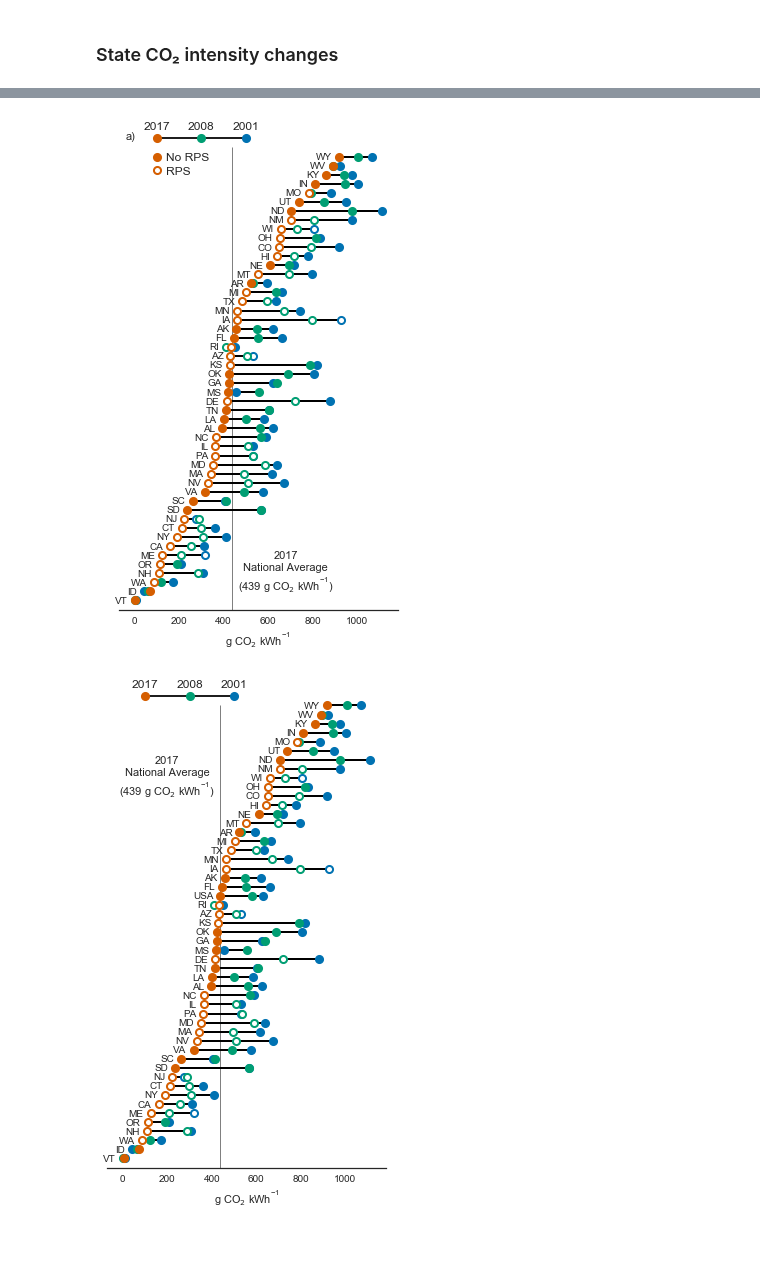
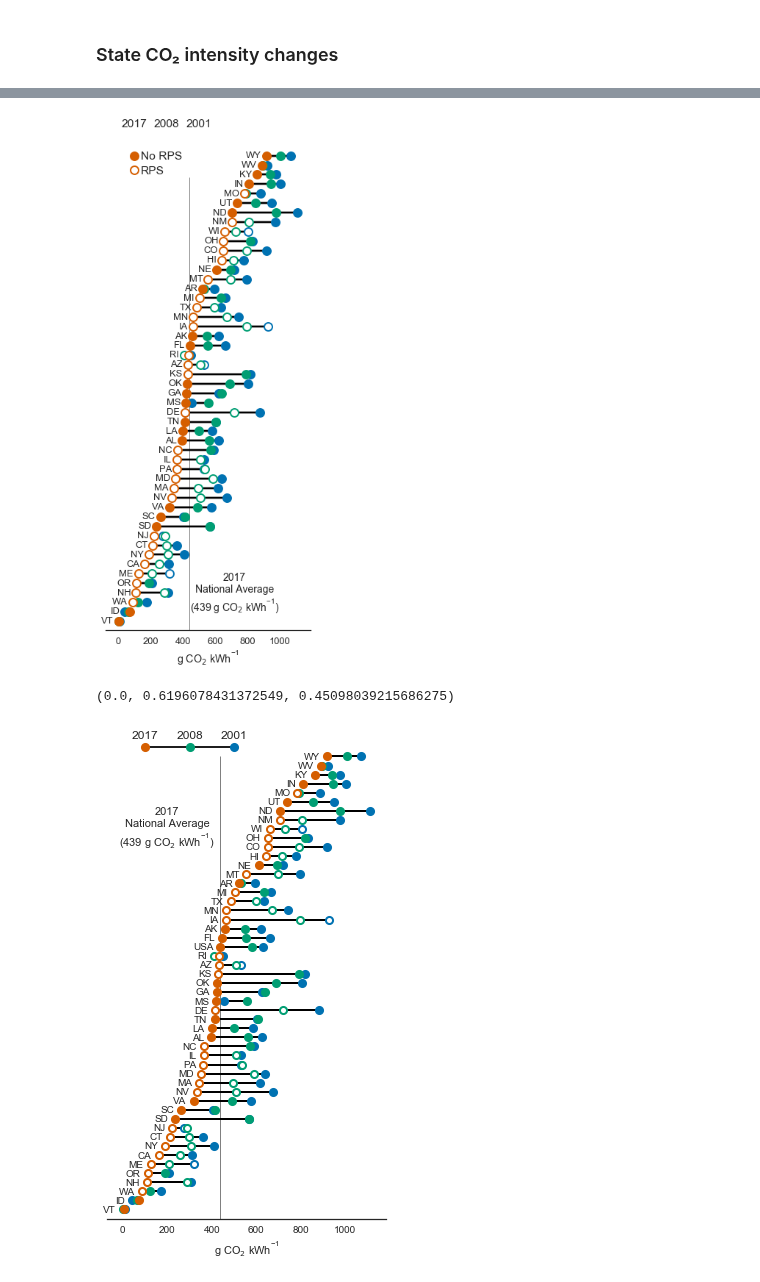
Before and after one commit to gschivley/carbon-index, a Jupyter notebook: Notebooks/State figures.ipynb, the cells around one changed output, grey strips where cells are left out. Saved outputs shown, nothing was run; the diff lists cells and outputs as text; code cells hidden in the pictures; blank space fills up the shorter version.

Commit message:
Make plots for CEDM meeting

```diff
--- a/Notebooks/State figures.ipynb
+++ b/Notebooks/State figures.ipynb
@@ -278,26 +325,39 @@ rps_start
 # %%
 states_index = list(barbell_index.index)
+with sns.plotting_context('talk'):
+    kwargs = {
+        's': 120,
+        'state_fontsize': 13,
+        'j_space': 1.07
+    }
 
-dumbell_plot(barbell_index, [2001, 2008, 2017], states_index,
-             legend_loc=[500, 300, 100], rps_legend=True,
-             rps_start=rps_start, palette='colorblind')
+    dumbell_plot(barbell_index, [2001, 2008, 2017], states_index,
+                 legend_loc=[500, 300, 100], rps_legend=True,
+                 rps_start=rps_start, palette='colorblind',
+                 legend_years=[2001, 2008, 2017], figsize=(5,12),
+                 legend_colors=sns.color_palette('colorblind', 3),
+                 **kwargs)
 
-plt.vlines(439, -1, 50, colors=['0.5'], zorder=1, #linestyles='dashed',
-           linewidth=1)
+    plt.vlines(439, -1, 50, colors=['0.5'], zorder=1, #linestyles='dashed',
+               linewidth=1)
 
-plt.ylim(-1, 53)
-# plt.text(x=200, y=40, s='2017\nNational Average\n(439 g CO$_2$ $\mathregular{kWh^{-1}}$)',
-#          ha='center', va='center', size=11)
-plt.text(x=680, y=3, s='2017\nNational Average\n(439 g CO$_2$ $\mathregular{kWh^{-1}}$)',
-         ha='center', va='center', size=11)
-sns.despine(left=True)
-plt.xlabel('g CO$_2$ $\mathregular{kWh^{-1}}$')
+    plt.ylim(-1, 53)
+    # plt.text(x=200, y=40, s='2017\nNational Average\n(439 g CO$_2$ $\mathregular{kWh^{-1}}$)',
+    #          ha='center', va='center', size=11)
+    plt.text(x=720, y=3, s='2017\nNational Average\n(439 g CO$_2$ $\mathregular{kWh^{-1}}$)',
+             ha='center', va='center', size=14)
+    sns.despine(left=True)
+    plt.xlabel('g CO$_2$ $\mathregular{kWh^{-1}}$')
 
-# label as part of a larger figure
-plt.text(-0.02, 0.89, s='a)', ha='right', size=11, transform=ax.transAxes)
+    # label as part of a larger figure
+#     plt.text(-0.02, 0.89, s='a)', ha='right', size=11, transform=ax.transAxes)
 
-path = join(cwd, '..', 'Figures',
-            'State CO2 intensity {}.pdf'.format(file_date))
-plt.savefig(path, bbox_inches='tight')
+    path = join(cwd, '..', 'Figures',
+                'State CO2 intensity {}.pdf'.format(file_date))
+#     plt.savefig(path, bbox_inches='tight')
 # %% [output]
-[figure, old version]
+[figure, new version]
+# %%
+sns.color_palette('colorblind', 2)[-1]
+# %% [output]
+(0.0, 0.6196078431372549, 0.45098039215686275)
```
Also changed, not shown: parts of 23 cells of this notebook, 2 other files.
